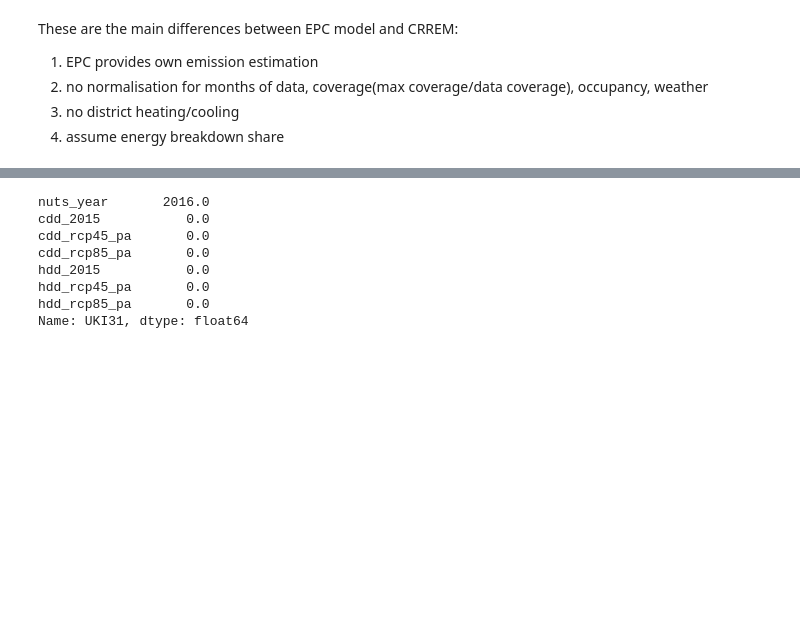
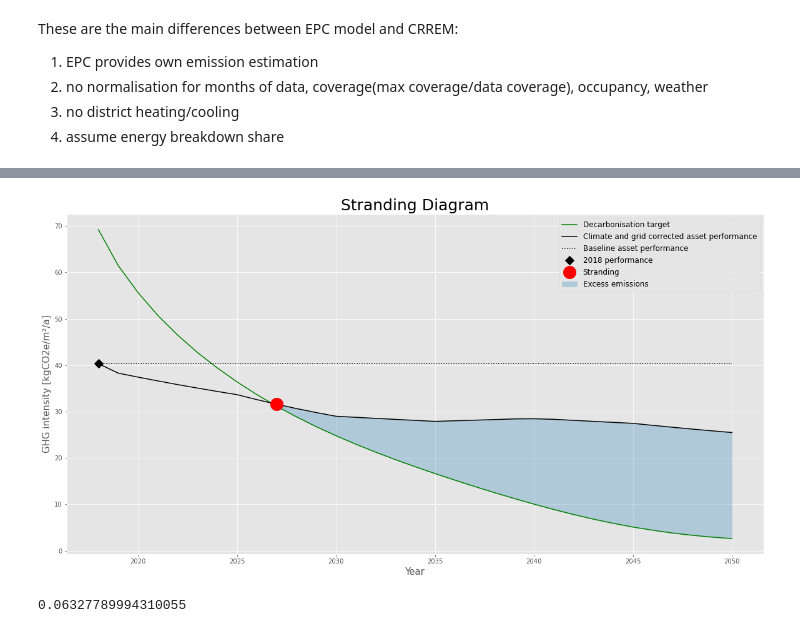
Before and after one commit to BlockchainClimateInstitute/package-crrem, a Jupyter notebook: CVAR .ipynb, the cells around one changed output, grey strips where cells are left out. Cells and saved outputs as stored; diff of their text form; code cells hidden in the pictures; blank space fills up the shorter version.

Commit message:
crrem

```diff
--- a/CVAR .ipynb
+++ b/CVAR .ipynb
@@ -315 +601,37 @@ class Portfolio:
+# %%
+json1 ={"input_F" : 2018, #reporting year
+        "input_I" : 'January', #starting month
+        "input_J" : 10, #months of data for the reporting year
+        "input_O" : 'SW1V', #ZIP code, UK provide first part of postcode
+        "input_Q" : 'Office', #property type
+        "input_AF" : 120000, #electricity usage (kwh)
+        "input_AI" : 300000, #natural gas usage (kwh)
+        "input_AL" : 0, #fuel oil usage (kwh)
+        "input_AO" : 10000, #district heating(steam) usage (kwh)
+        "input_AS" : 2000, #district cooling(chilled water) usage (kwh)
+        "input_AW" : ['Biogas'], #type of other energy source
+        "input_AX" : [20000], #other energy usage (kwh)
+        "input_AC" : 6000, #total gross internal area (m2 according to IPMS 2)
+        "input_AD" : 300, #average annual vacant area
+        "input_AR" : 6000, #heating data coverage area
+        "input_AG" : 6000,#electricity data coverage area
+        "input_AJ" : 5500,#natural gas data coverage area
+        "input_AM" : 0,#fuel oil data coverage area
+        "input_AU" : 5000,#district cooling data coverage area
+        "input_AY" : 5000,#other energy data coverage area
+        "input_AQ" : 5500,#district heating data coverage area
+        "input_BF" : 'Carbon dioxide',#fugitive emission type of gas
+        "input_BG" : 10,#amount of leakage(kg)
+        "input_BK" : 0,#on-site renewable electricity (PV, wind) generated  and consumed on-site
+        "input_BL" : 0,#on-site renewable electricity (PV, wind) generated on-site and exported(kwh)
+        "input_BM" : 0,#off-site renewable electricity Generated off-site and consumed on-site(kwh)
+        "input_BQ" : 0,#other on-site renewable energy source (heatpump, solar thermal) generated on-site and exported
+      }
+# %%
+d = Building(json1,2000000,crrem_data='crrem')
+# %%
+d.VAR(target_temp=1.5,crrem_data='crrem',Diagram=True)
+# %% [output]
+[figure, added]
+0.06327789994310055
 # %%
@@ -324,12 +646 @@ buildings = [c,b]
-# %%
-hdd_cdd_by_nuts.loc['UKI31']
-# %% [output]
-nuts_year       2016.0
-cdd_2015           0.0
-cdd_rcp45_pa       0.0
-cdd_rcp85_pa       0.0
-hdd_2015           0.0
-hdd_rcp45_pa       0.0
-hdd_rcp85_pa       0.0
-Name: UKI31, dtype: float64
 # %%
```
Also changed, not shown: parts of 10 cells of this notebook, 9 other files.
